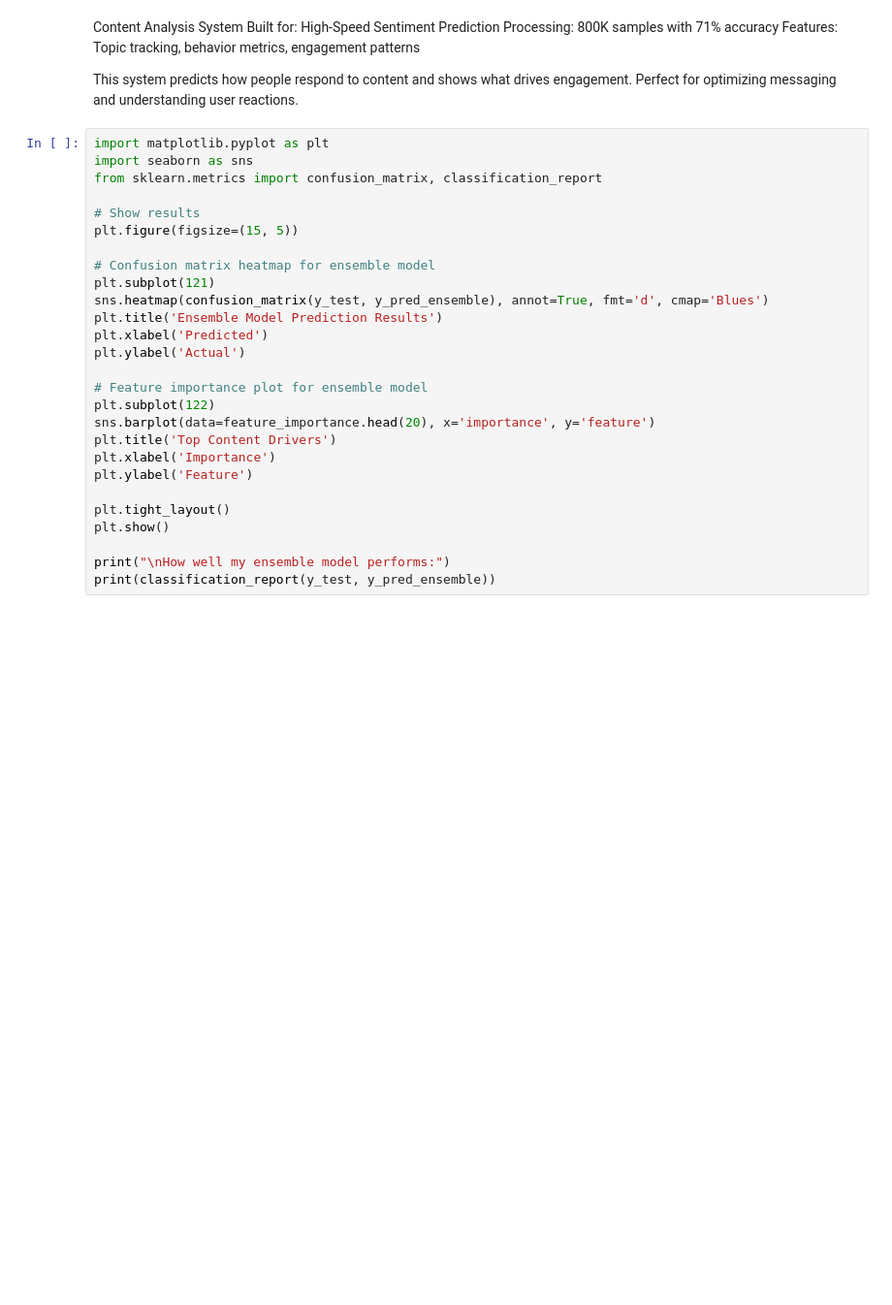
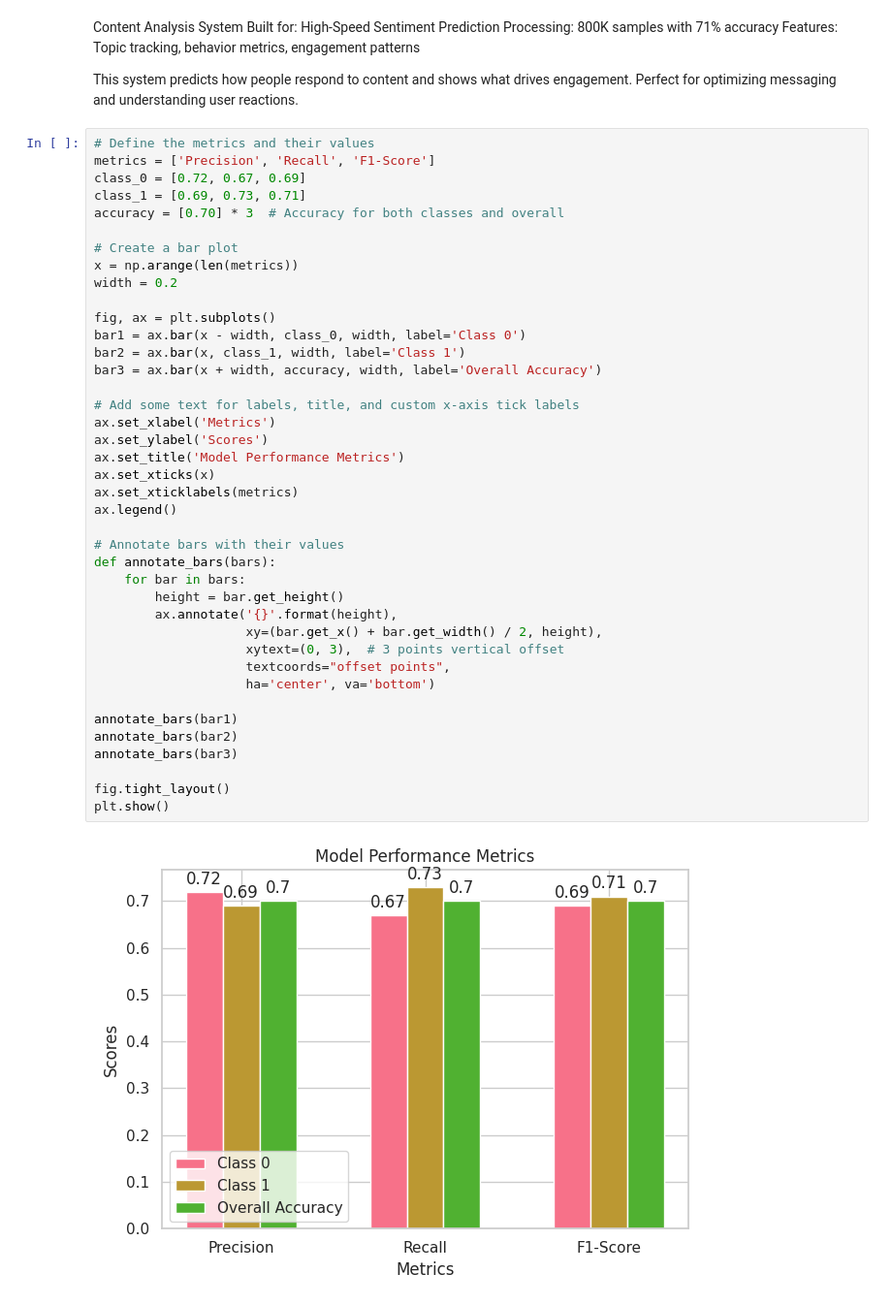
Before and after one commit to sisi195/content-response-prediction, a Jupyter notebook: content_response_predictions.ipynb, the cells around one changed output. Shown at 97% size. Drawn from its saved outputs; the diff is of its cells as text; blank space fills up the shorter version.

```diff
--- a/content_response_predictions.ipynb
+++ b/content_response_predictions.ipynb
@@ -740,30 +616,45 @@ Features: Topic tracking, behavior metrics, engagement patterns
 This system predicts how people respond to content and shows what
 drives engagement. Perfect for optimizing messaging and understanding
 user reactions.
-# %%
-import matplotlib.pyplot as plt
-import seaborn as sns
-from sklearn.metrics import confusion_matrix, classification_report
-
-# Show results
-plt.figure(figsize=(15, 5))
-
-# Confusion matrix heatmap for ensemble model
-plt.subplot(121)
-sns.heatmap(confusion_matrix(y_test, y_pred_ensemble), annot=True, fmt='d', cmap='Blues')
-plt.title('Ensemble Model Prediction Results')
-plt.xlabel('Predicted')
-plt.ylabel('Actual')
-
-# Feature importance plot for ensemble model
-plt.subplot(122)
-sns.barplot(data=feature_importance.head(20), x='importance', y='feature')
-plt.title('Top Content Drivers')
-plt.xlabel('Importance')
-plt.ylabel('Feature')
-
-plt.tight_layout()
-plt.show()
-
-print("\nHow well my ensemble model performs:")
-print(classification_report(y_test, y_pred_ensemble))
+# %%
+# Define the metrics and their values
+metrics = ['Precision', 'Recall', 'F1-Score']
+class_0 = [0.72, 0.67, 0.69]
+class_1 = [0.69, 0.73, 0.71]
+accuracy = [0.70] * 3  # Accuracy for both classes and overall
+
+# Create a bar plot
+x = np.arange(len(metrics))
+width = 0.2
+
+fig, ax = plt.subplots()
+bar1 = ax.bar(x - width, class_0, width, label='Class 0')
+bar2 = ax.bar(x, class_1, width, label='Class 1')
+bar3 = ax.bar(x + width, accuracy, width, label='Overall Accuracy')
+
+# Add some text for labels, title, and custom x-axis tick labels
+ax.set_xlabel('Metrics')
+ax.set_ylabel('Scores')
+ax.set_title('Model Performance Metrics')
+ax.set_xticks(x)
+ax.set_xticklabels(metrics)
+ax.legend()
+
+# Annotate bars with their values
+def annotate_bars(bars):
+    for bar in bars:
+        height = bar.get_height()
+        ax.annotate('{}'.format(height),
+                    xy=(bar.get_x() + bar.get_width() / 2, height),
+                    xytext=(0, 3),  # 3 points vertical offset
+                    textcoords="offset points",
+                    ha='center', va='bottom')
+
+annotate_bars(bar1)
+annotate_bars(bar2)
+annotate_bars(bar3)
+
+fig.tight_layout()
+plt.show()
+# %% [output]
+[figure, added]
```
Also changed, not shown: parts of 3 cells of this notebook.
